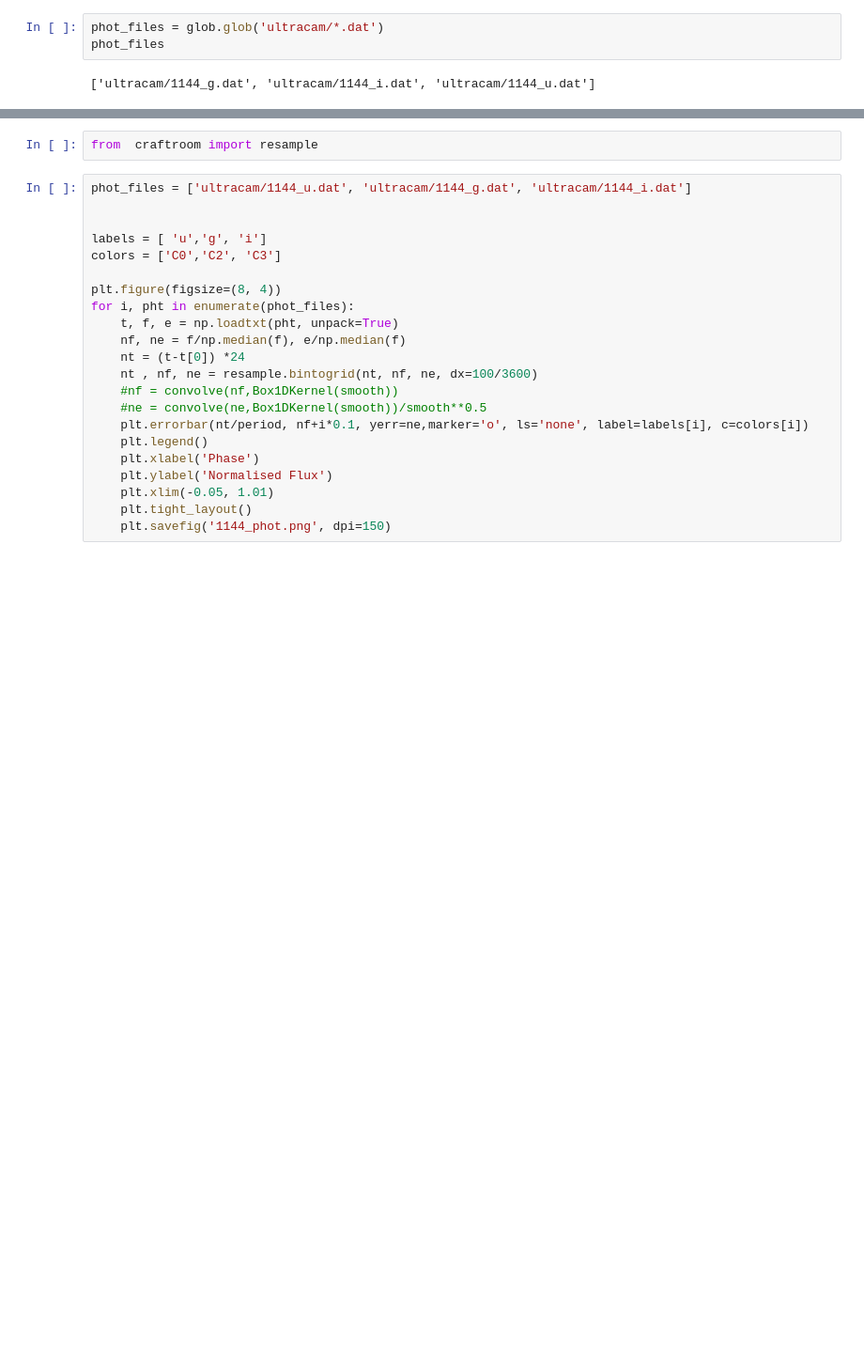
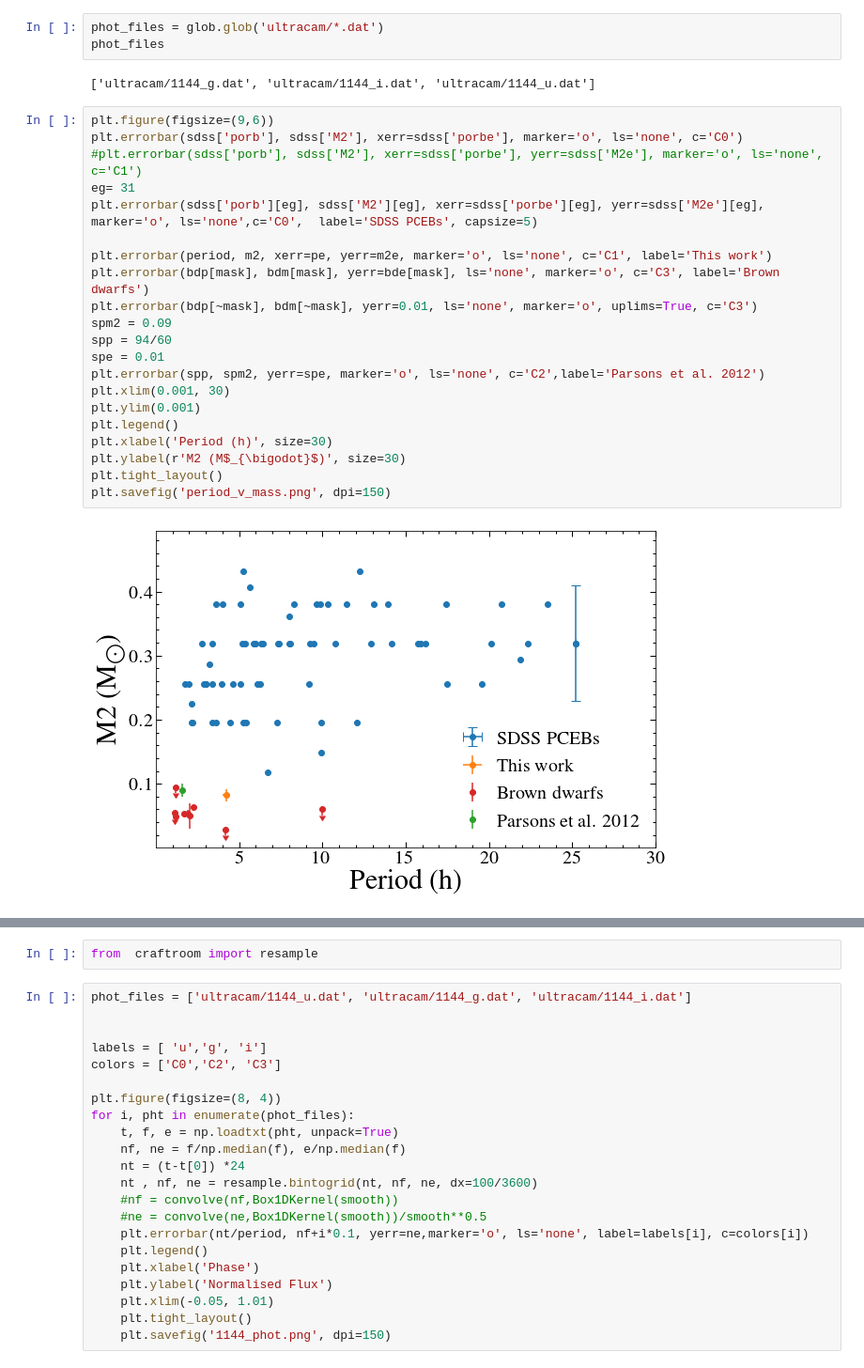
Before and after one commit to davidjwilson/wd-bd, a Jupyter notebook: 1144_science.ipynb, the cells around one changed output, grey strips where cells are left out. Shown at 94% size. Drawn from its saved outputs; the diff is of its cells as text; blank space fills up the shorter version.

```diff
--- a/1144_science.ipynb
+++ b/1144_science.ipynb
@@ -69,6 +81,29 @@ phot_files = glob.glob('ultracam/*.dat')
 phot_files
 # %% [output]
 ['ultracam/1144_g.dat', 'ultracam/1144_i.dat', 'ultracam/1144_u.dat']
+# %%
+plt.figure(figsize=(9,6))
+plt.errorbar(sdss['porb'], sdss['M2'], xerr=sdss['porbe'], marker='o', ls='none', c='C0')
+#plt.errorbar(sdss['porb'], sdss['M2'], xerr=sdss['porbe'], yerr=sdss['M2e'], marker='o', ls='none', c='C1')
+eg= 31
+plt.errorbar(sdss['porb'][eg], sdss['M2'][eg], xerr=sdss['porbe'][eg], yerr=sdss['M2e'][eg], marker='o', ls='none',c='C0',  label='SDSS PCEBs', capsize=5)
+
+plt.errorbar(period, m2, xerr=pe, yerr=m2e, marker='o', ls='none', c='C1', label='This work')
+plt.errorbar(bdp[mask], bdm[mask], yerr=bde[mask], ls='none', marker='o', c='C3', label='Brown dwarfs')
+plt.errorbar(bdp[~mask], bdm[~mask], yerr=0.01, ls='none', marker='o', uplims=True, c='C3')
+spm2 = 0.09
+spp = 94/60
+spe = 0.01
+plt.errorbar(spp, spm2, yerr=spe, marker='o', ls='none', c='C2',label='Parsons et al. 2012')
+plt.xlim(0.001, 30)
+plt.ylim(0.001)
+plt.legend()
+plt.xlabel('Period (h)', size=30)
+plt.ylabel(r'M2 (M$_{\bigodot}$)', size=30)
+plt.tight_layout()
+plt.savefig('period_v_mass.png', dpi=150)
+# %% [output]
+[figure, added]
 # %%
 for pht in phot_files:
     t, f, e = np.loadtxt(pht, unpack=True)
```
Also changed, not shown: parts of 14 cells of this notebook, 2 other files.
